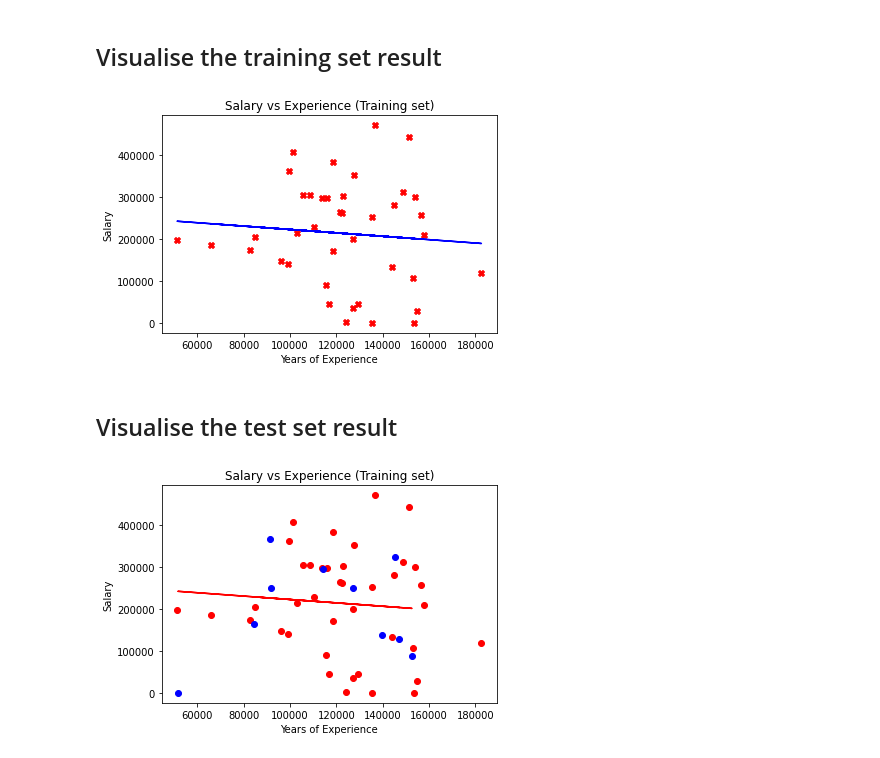
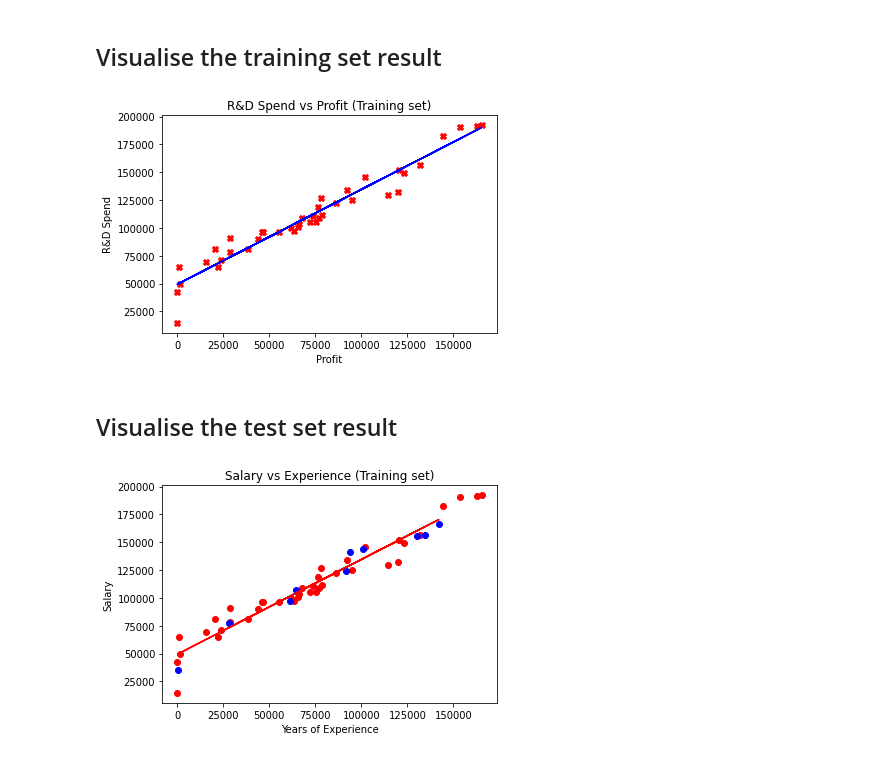
Before and after one commit to ekramasif/Basic-Machine-Learning, a Jupyter notebook: Linear_Regression.ipynb, the cells around one changed output. Saved outputs shown, nothing was run; the diff lists cells and outputs as text; code cells hidden in the pictures.

```diff
--- a/Linear_Regression.ipynb
+++ b/Linear_Regression.ipynb
@@ -18,8 +19,8 @@ drive.mount('/content/drive')
 # %% [output]
 Drive already mounted at /content/drive; to attempt to forcibly remount, call drive.mount("/content/drive", force_remount=True).
 # %%
-dataset=pd.read_csv('/content/drive/MyDrive/Colab Notebooks/Datasets/50_Startups.csv')
-dataset.head()
+dataset=pd.read_csv('/content/drive/MyDrive/Datasets/50_Startups.csv')
+dataset.head(10)
 # %% [output]
 |  | R&D Spend | Administration | Marketing Spend | State | Profit |
 | 0 | 165349.20 | 136897.80 | 471784.10 | New York | 192261.83 |
@@ -30,5 +41,5 @@ dataset.head()
 # %%
-X = dataset.iloc[:, 1].values
-y = dataset.iloc[:,2].values
+X = dataset.iloc[:, 0].values
+y = dataset.iloc[:,-1].values
 print(X)
 # %% [output]
@@ -95,12 +106,12 @@ y_pred = regressor.predict(X_test.reshape(-1,1))
 # %%
 plt.scatter(X_train, y_train, marker='X',color='red')
 plt.plot(X_train, regressor.predict(X_train.reshape(-1,1)), color='blue')
-plt.title('Salary vs Experience (Training set)')
-plt.xlabel('Years of Experience')
-plt.ylabel('Salary')
+plt.title('R&D Spend vs Profit (Training set)')
+plt.xlabel('Profit')
+plt.ylabel('R&D Spend')
 plt.show()
 # %% [output]
-[figure, old version]
+[figure, new version]
 # %% [markdown]
 ## Visualise the test set result
 # %%
@@ -112,4 +123,4 @@ plt.xlabel('Years of Experience')
 plt.ylabel('Salary')
 plt.show()
 # %% [output]
-[figure, old version]
+[figure, new version]
```
Also changed, not shown: parts of 6 cells of this notebook.
